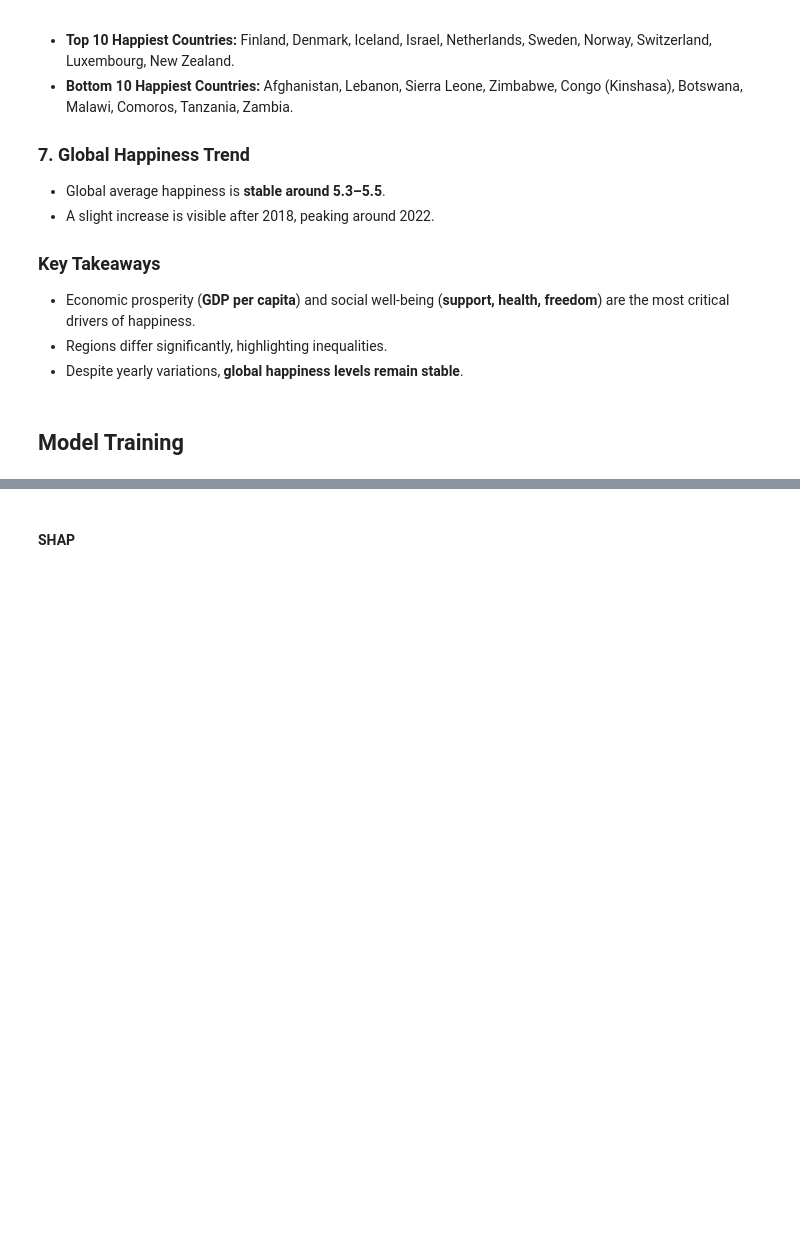
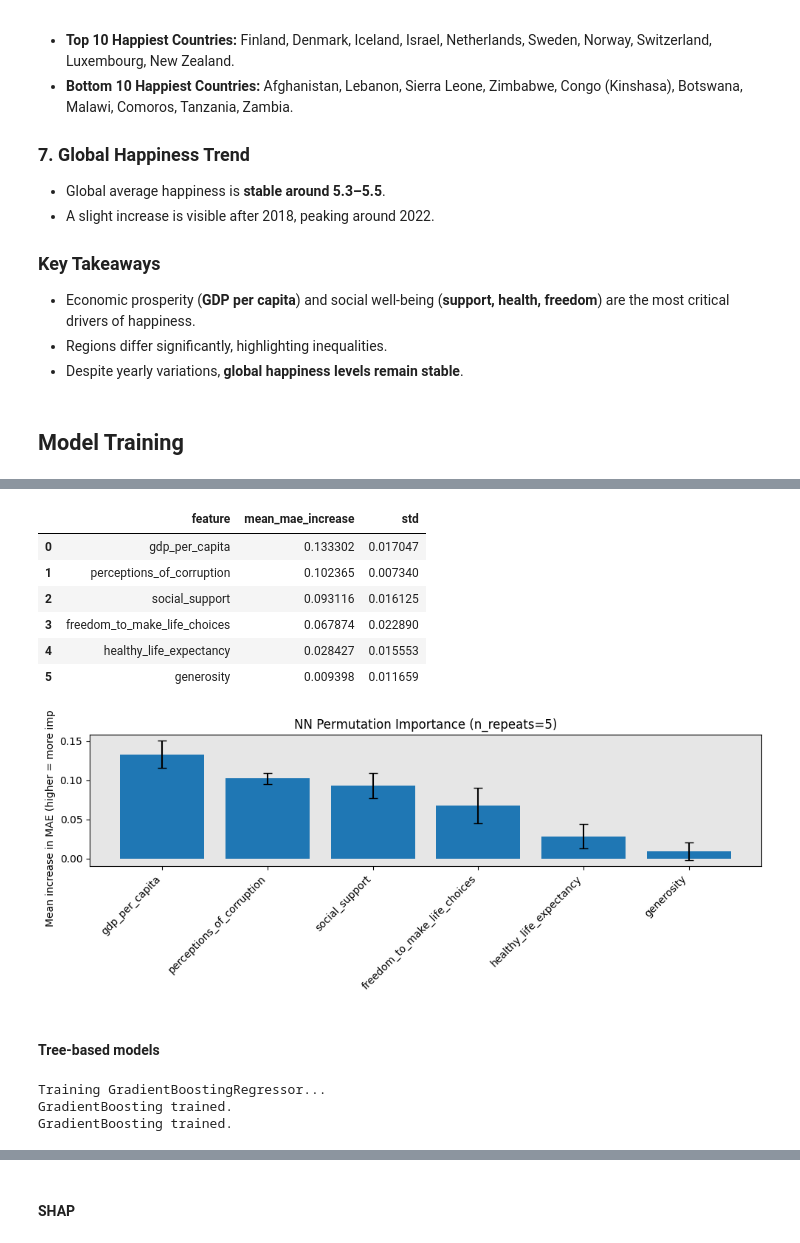
Before and after one commit to hamedtaeb/Project_SmileScore, a Jupyter notebook: Global Happiness Predictions.ipynb, the cells around one changed output, grey strips where cells are left out. Saved outputs shown, nothing was run; the diff lists cells and outputs as text; code cells hidden in the pictures; blank space fills up the shorter version.

```diff
--- a/Global Happiness Predictions.ipynb
+++ b/Global Happiness Predictions.ipynb
@@ -563,0 +912,39 @@ R-squared (R²): 0.77
+# %%
+# (A) Robust permutation importance for Neural Network — multiple repeats for stability
+import numpy as np
+import pandas as pd
+from sklearn.metrics import mean_absolute_error
+import matplotlib.pyplot as plt
+
+if 'nnmodel' not in globals():
+    print('Neural network model `nnmodel` not found. Train the NN first.')
+else:
+    X_ref = X_test_scaled_df.copy() if 'X_test_scaled_df' in globals() else pd.DataFrame(X_test_scaled, columns=X_test.columns)
+    y_ref = y_test.copy()
+    n_repeats = 5
+    rng = np.random.RandomState(42)
+    imp_records = []
+    baseline_pred = nnmodel.predict(X_ref.to_numpy() if isinstance(X_ref, pd.DataFrame) else X_ref).flatten()
+    baseline_mae = mean_absolute_error(y_ref, baseline_pred)
+    for col in X_ref.columns:
+        increases = []
+        for r in range(n_repeats):
+            X_perm = X_ref.copy()
+            X_perm[col] = rng.permutation(X_perm[col].values)
+            pred = nnmodel.predict(X_perm.to_numpy() if isinstance(X_perm, pd.DataFrame) else X_perm).flatten()
+            perm_mae = mean_absolute_error(y_ref, pred)
+            increases.append(perm_mae - baseline_mae)
+        imp_mean = np.mean(increases)
+        imp_std = np.std(increases)
+        imp_records.append({'feature': col, 'mean_mae_increase': imp_mean, 'std': imp_std})
+    imp_df = pd.DataFrame(imp_records).sort_values('mean_mae_increase', ascending=False).reset_index(drop=True)
+    print('Baseline MAE (NN):', round(baseline_mae,4))
+    display(imp_df)
+    plt.figure(figsize=(10,4))
+    plt.bar(imp_df['feature'], imp_df['mean_mae_increase'], yerr=imp_df['std'], capsize=4)
+    plt.xticks(rotation=45, ha='right')
+    plt.ylabel('Mean increase in MAE (higher = more important)')
+    plt.title('NN Permutation Importance (n_repeats=%d)'%n_repeats)
+    plt.tight_layout()
+    plt.show()
+# %% [output]
@@ -563,0 +968,26 @@ R-squared (R²): 0.77
+|  | feature | mean_mae_increase | std |
+| 0 | gdp_per_capita | 0.133302 | 0.017047 |
+| 1 | perceptions_of_corruption | 0.102365 | 0.007340 |
+| 2 | social_support | 0.093116 | 0.016125 |
+| 3 | freedom_to_make_life_choices | 0.067874 | 0.022890 |
+| 4 | healthy_life_expectancy | 0.028427 | 0.015553 |
+| 5 | generosity | 0.009398 | 0.011659 |
+[figure, added]
+# %% [markdown]
+#### Tree-based models
+# %%
+# Train a GradientBoostingRegressor on the training set (if not already trained)
+from sklearn.ensemble import GradientBoostingRegressor
+
+if 'modelgb' in globals() and isinstance(modelgb, GradientBoostingRegressor):
+    print('GradientBoosting model already exists (variable `model`). Skipping re-fit.')
+else:
+    print('Training GradientBoostingRegressor...')
+    gb = GradientBoostingRegressor(random_state=7)
+    gb.fit(X_train, y_train)
+    model = gb
+    print('GradientBoosting trained.')
+# %% [output]
+Training GradientBoostingRegressor...
+GradientBoosting trained.
+GradientBoosting trained.
```
Also changed, not shown: parts of 38 cells of this notebook, 5 other files.
